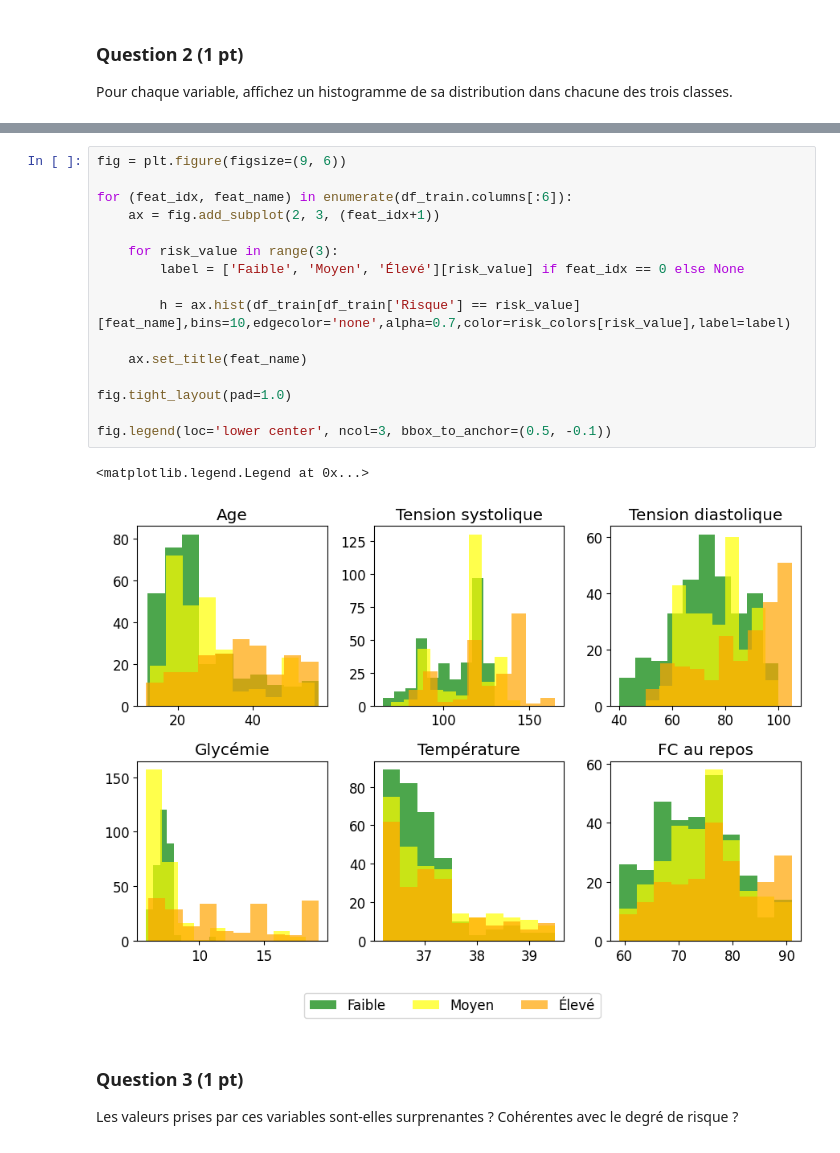
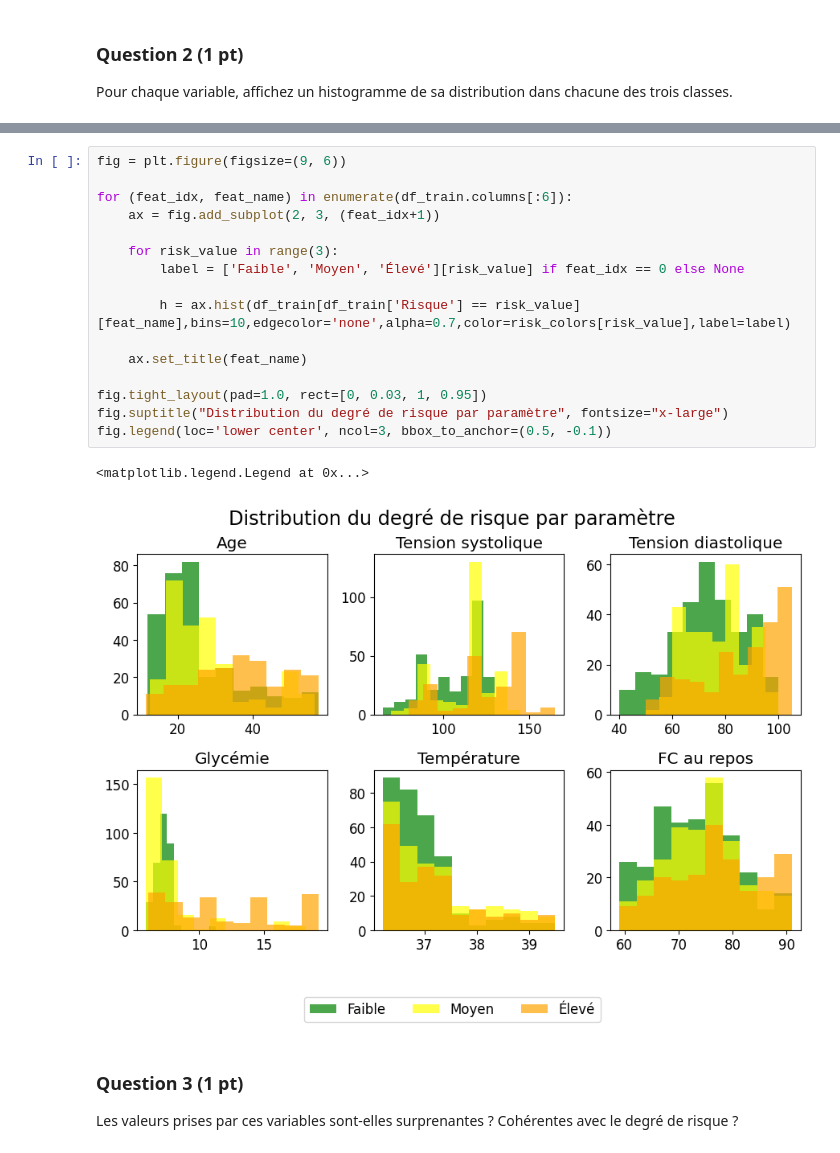
Before and after one commit to romain-lelaidier/sdd-projet, a Jupyter notebook: Projet.ipynb, the cells around one changed output, grey strips where cells are left out. Drawn from its saved outputs; the diff is of its cells as text.

```diff
--- a/Projet.ipynb
+++ b/Projet.ipynb
@@ -109,22 +114,22 @@ risk_cmap = matplotlib.colors.ListedColormap(risk_colors)
 # %%
 fig = plt.figure(figsize=(9, 6))
 
 for (feat_idx, feat_name) in enumerate(df_train.columns[:6]):
     ax = fig.add_subplot(2, 3, (feat_idx+1))
 
     for risk_value in range(3):
         label = ['Faible', 'Moyen', 'Élevé'][risk_value] if feat_idx == 0 else None
 
         h = ax.hist(df_train[df_train['Risque'] == risk_value][feat_name],bins=10,edgecolor='none',alpha=0.7,color=risk_colors[risk_value],label=label)
 
     ax.set_title(feat_name)
 
-fig.tight_layout(pad=1.0)
-
+fig.tight_layout(pad=1.0, rect=[0, 0.03, 1, 0.95])
+fig.suptitle("Distribution du degré de risque par paramètre", fontsize="x-large")
 fig.legend(loc='lower center', ncol=3, bbox_to_anchor=(0.5, -0.1))
 # %% [output]
 <matplotlib.legend.Legend at 0x...>
-[figure, old version]
+[figure, new version]
 # %% [markdown]
 ### Question 3 (1 pt)
 Les valeurs prises par ces variables sont-elles surprenantes ? Cohérentes avec le degré de risque ?
```
Also changed, not shown: parts of 31 cells of this notebook, 7 other files.
